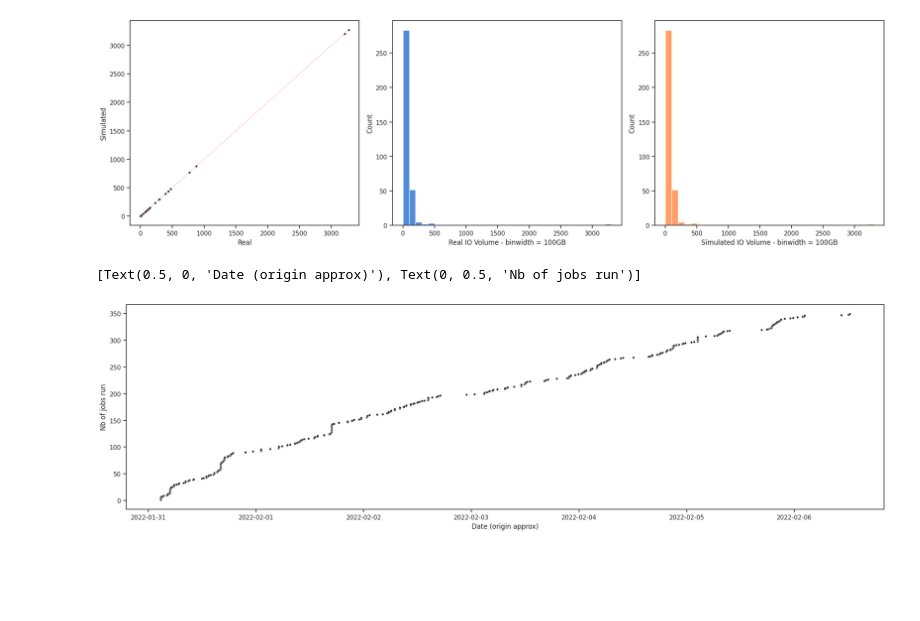
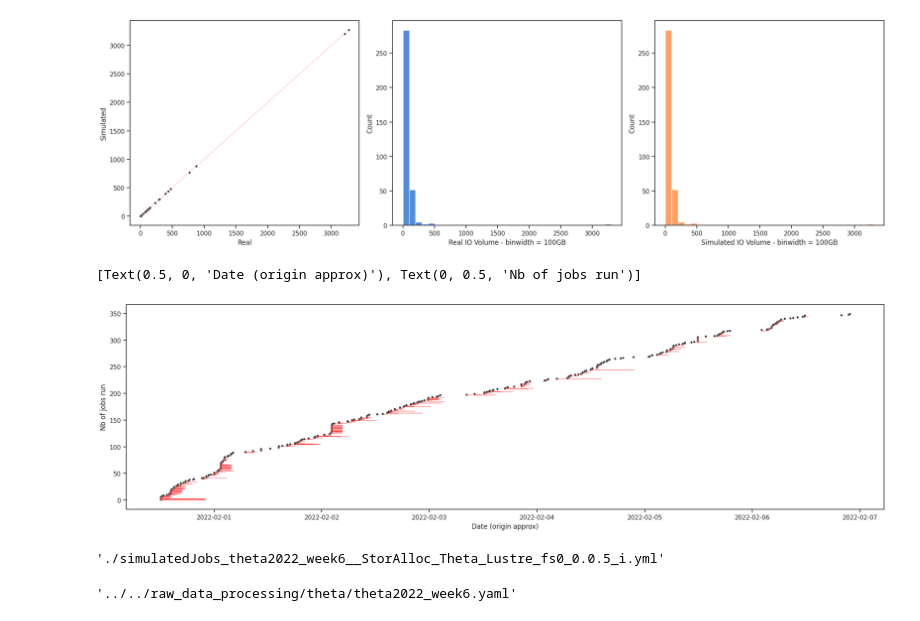
Before and after one commit to fives-simulator/fives, a Jupyter notebook: results/SimulationAnalysis.ipynb, the cells around one changed output. Cells and saved outputs as stored; diff of their text form; code cells hidden in the pictures; blank space fills up the shorter version.

Commit message:
Adding a small requirements.txt file (incomplete) for results/ ; reverting changes to theta_config.yml ; update in graphs fof SimulationAnalysis notebook

```diff
--- a/results/SimulationAnalysis.ipynb
+++ b/results/SimulationAnalysis.ipynb
@@ -11,7 +11,7 @@ For each job, we want to minimize the gap between:
 # %%
 from yaml import load, CLoader
 
-simulated_job_trace = "./simulatedJobs_theta2022_week6__StorAlloc_Theta_Lustre_fs0_0.0.4_i.yml"
+simulated_job_trace = "./simulatedJobs_theta2022_week6__StorAlloc_Theta_Lustre_fs0_0.0.5_i.yml"
 
 results = None
 with open(simulated_job_trace, "r", encoding="utf-8") as job_results:
@@ -308,21 +308,40 @@ sim_hist.set(xlabel=f"Simulated IO Volume - binwidth = {binwidth}GB")
 # %%
 import pandas as pd
 
 fig, axs = plt.subplots(ncols=1)
 fig.set_tight_layout(tight=True)
 fig.set_figheight(6)
 fig.set_figwidth(20)
 
 job_start_times = []
 
+lines = []
 
+runtime_index = 0
 for job in results:
+
     job_start_times.append(job["job_start_ts"])
 
+    lines.append({
+                    "x": [pd.to_datetime(job["job_start_ts"], unit='s', origin="2022-01-29 23:16:48"),
+                        pd.to_datetime(job["job_end_ts"], unit='s', origin="2022-01-29 23:16:48")],
+                    "y": [runtime_index, runtime_index]
+                })
+    runtime_index += 1
+
+
+# I manually set the origin date by looking at the start ts of the first job in the dataset
 job_start_times = pd.to_datetime(job_start_times, unit='s', origin="2022-01-29 23:16:48")
 
+
 scatter = sns.scatterplot(x=job_start_times, y=range(1,len(results) + 1), s=15, color=".15", ax=axs)
+for line in lines:
+    sns.lineplot(line, x="x", y="y", color="red", linestyle="-", linewidth=0.5, ax=axs)
 scatter.set(xlabel="Date (origin approx)", ylabel="Nb of jobs run")
 # %% [output]
 [Text(0.5, 0, 'Date (origin approx)'), Text(0, 0.5, 'Nb of jobs run')]
-[figure, old version]
+[figure, new version]
+# %%
+simulated_job_trace
+# %% [output]
+'./simulatedJobs_theta2022_week6__StorAlloc_Theta_Lustre_fs0_0.0.5_i.yml'
@@ -328,0 +352,5 @@ scatter.set(xlabel="Date (origin approx)", ylabel="Nb of jobs run")
+# %%
+dataset_path = f"../../raw_data_processing/theta/{ds_name}.yaml"
+dataset_path
+# %% [output]
+'../../raw_data_processing/theta/theta2022_week6.yaml'
```
Also changed, not shown: parts of 7 cells of this notebook, 3 other files.
